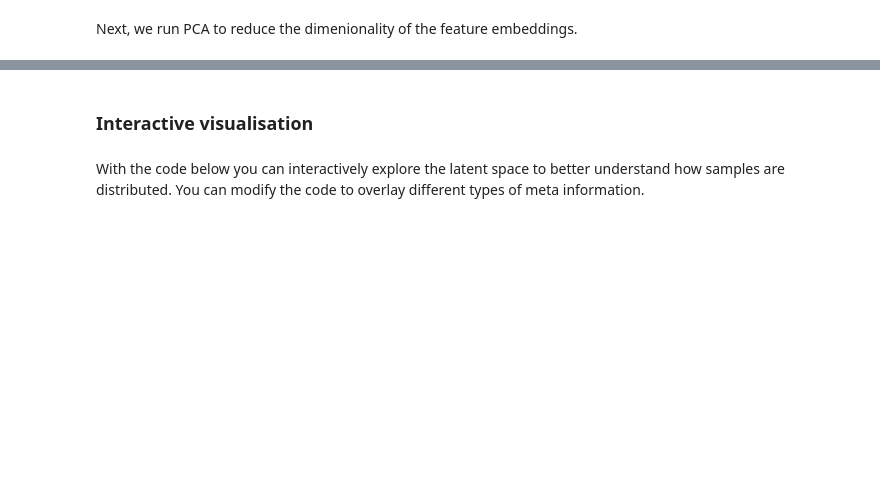
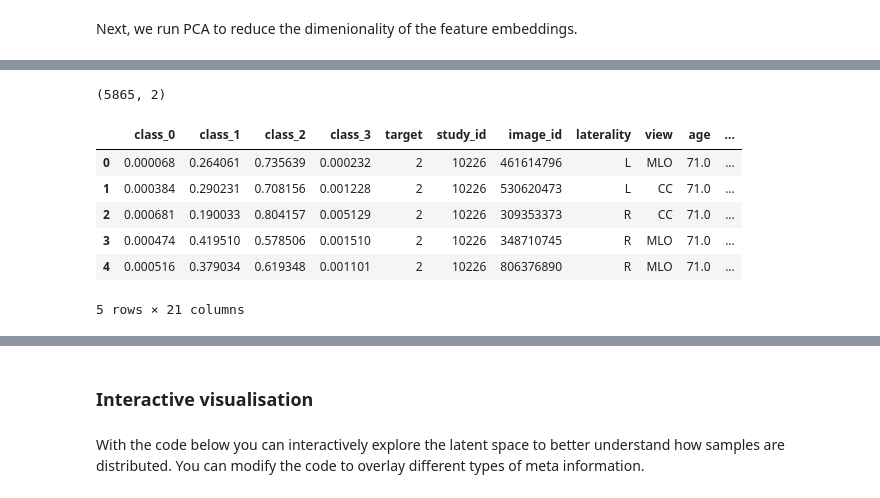
Before and after one commit to fedmand/Mammographic_Density_Prediction, a Jupyter notebook: coursework.ipynb, the cells around one changed output, grey strips where cells are left out. Cells and saved outputs as stored; diff of their text form; code cells hidden in the pictures; blank space fills up the shorter version.

```diff
--- a/coursework.ipynb
+++ b/coursework.ipynb
@@ -1603,0 +1667,8 @@ print(embeddings.shape)
+# %%
+# embeddings table (with image_id + embedding dims)
+df_emb = pd.read_csv(os.path.join(output_dir, "embeddings.csv"))
+# select only embedding feature columns (exclude identifiers)
+feat_cols = [c for c in df_emb.columns if c not in ["image_id", "label"]]
+embeddings = df_emb[feat_cols].to_numpy()
+
+print(embeddings.shape)
@@ -1616,4 +1692,9 @@ df['pca_4'] = embeddings_pca[:,3]
 # %%
-embeddings_tsne = TSNE(n_components=2, init='random', learning_rate='auto').fit_transform(embeddings_pca)
+# 30 PCA dimensions for t-SNE (pre-processing)
+pca4TSNE = decomposition.PCA(n_components=30, random_state=0)
+pca30 = pca4TSNE.fit_transform(embeddings)
+embeddings_tsne = TSNE(n_components=2, init='random', learning_rate='auto').fit_transform(pca30)
 
 print(embeddings_tsne.shape)
+# %% [output]
+(5865, 2)
@@ -1625,3 +1701,24 @@ df.head() # showing the first five entries in the dataframe
+# %%
+# embedding projections dataframe keyed by image_id
+df_embeddings_reducted = pd.DataFrame({
+    "image_id": df_emb["image_id"].to_list(),
+    "pca_1": embeddings_pca[:,0], "pca_2": embeddings_pca[:,1], "pca_3": embeddings_pca[:,2], "pca_4": embeddings_pca[:,3],
+    "tsne_1": embeddings_tsne[:, 0], "tsne_2": embeddings_tsne[:, 1]
+})
+
+# merge into main dataframe
+df = pd.merge(df, df_embeddings_reducted, how="inner", on="image_id")
+
+assert df["image_id"].is_unique
+df.head() # showing the first five entries in the dataframe
+# %% [output]
+|  | class_0 | class_1 | class_2 | class_3 | target | study_id | image_id | laterality | view | age | ... |
+| 0 | 0.000068 | 0.264061 | 0.735639 | 0.000232 | 2 | 10226 | 461614796 | L | MLO | 71.0 | ... |
+| 1 | 0.000384 | 0.290231 | 0.708156 | 0.001228 | 2 | 10226 | 530620473 | L | CC | 71.0 | ... |
+| 2 | 0.000681 | 0.190033 | 0.804157 | 0.005129 | 2 | 10226 | 309353373 | R | CC | 71.0 | ... |
+| 3 | 0.000474 | 0.419510 | 0.578506 | 0.001510 | 2 | 10226 | 348710745 | R | MLO | 71.0 | ... |
+| 4 | 0.000516 | 0.379034 | 0.619348 | 0.001101 | 2 | 10226 | 806376890 | R | MLO | 71.0 | ... |
+5 rows × 21 columns
 # %%
 ## shuffle the dataframe to ensure random order of samples for visualization
 df = df.sample(frac=1.0)
```
Also changed, not shown: parts of 17 cells of this notebook, 13 other files.
